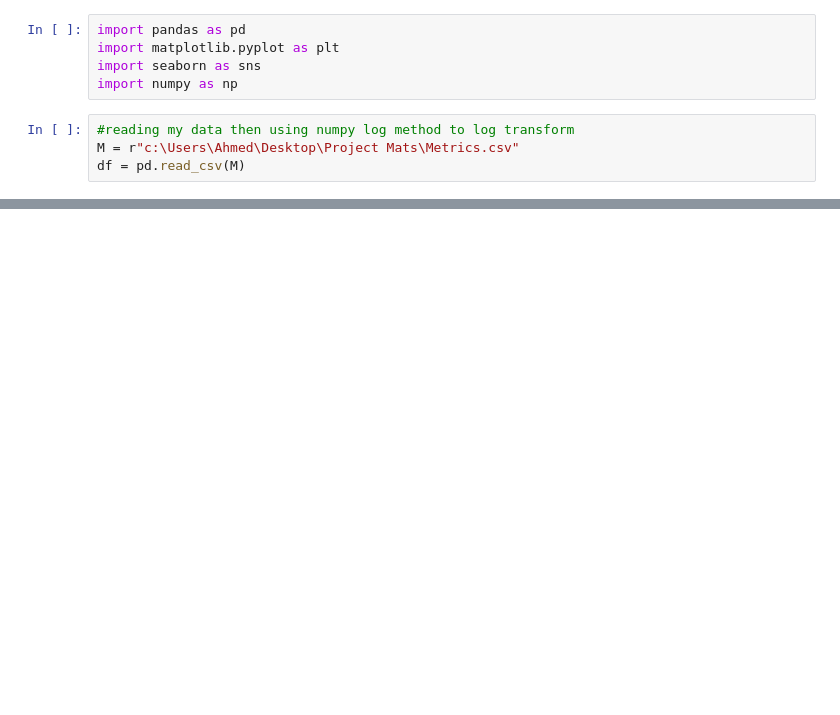
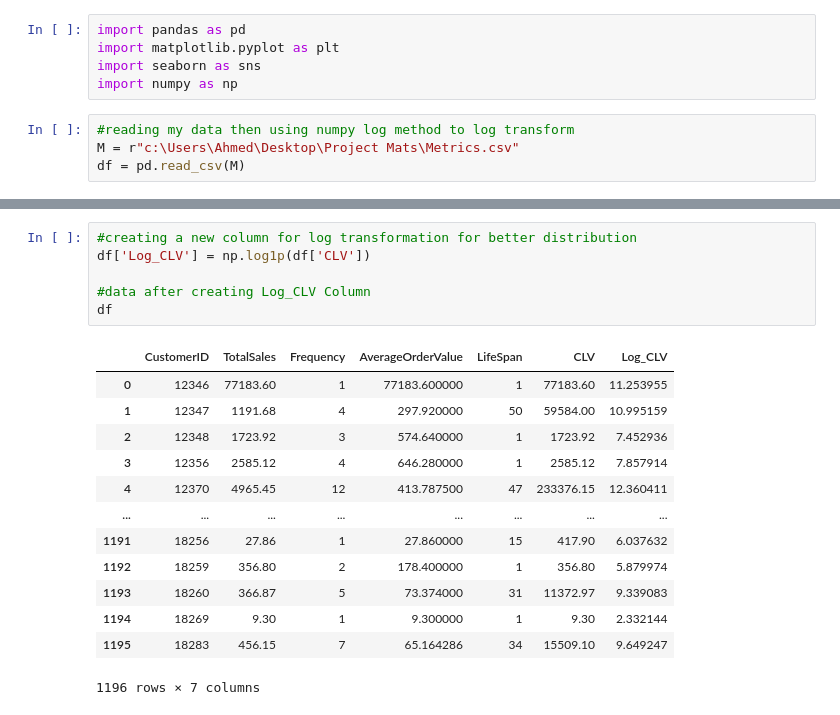
Before and after one commit to Ahmed-Reda-20/Customer-CLV-Prediction-and-Segmentation, a Jupyter notebook: scripts/CLV Explo-Predictio-Clustering.ipynb, the cells around one changed output, grey strips where cells are left out. Drawn from its saved outputs; the diff is of its cells as text; blank space fills up the shorter version.

```diff
--- a/scripts/CLV Explo-Predictio-Clustering.ipynb
+++ b/scripts/CLV Explo-Predictio-Clustering.ipynb
@@ -21 +35,21 @@ plt.show()
+# %%
+#creating a new column for log transformation for better distribution
+df['Log_CLV'] = np.log1p(df['CLV'])
+
+#data after creating Log_CLV Column
+df
+# %% [output]
+|  | CustomerID | TotalSales | Frequency | AverageOrderValue | LifeSpan | CLV | Log_CLV |
+| 0 | 12346 | 77183.60 | 1 | 77183.600000 | 1 | 77183.60 | 11.253955 |
+| 1 | 12347 | 1191.68 | 4 | 297.920000 | 50 | 59584.00 | 10.995159 |
+| 2 | 12348 | 1723.92 | 3 | 574.640000 | 1 | 1723.92 | 7.452936 |
+| 3 | 12356 | 2585.12 | 4 | 646.280000 | 1 | 2585.12 | 7.857914 |
+| 4 | 12370 | 4965.45 | 12 | 413.787500 | 47 | 233376.15 | 12.360411 |
+| ... | ... | ... | ... | ... | ... | ... | ... |
+| 1191 | 18256 | 27.86 | 1 | 27.860000 | 15 | 417.90 | 6.037632 |
+| 1192 | 18259 | 356.80 | 2 | 178.400000 | 1 | 356.80 | 5.879974 |
+| 1193 | 18260 | 366.87 | 5 | 73.374000 | 31 | 11372.97 | 9.339083 |
+| 1194 | 18269 | 9.30 | 1 | 9.300000 | 1 | 9.30 | 2.332144 |
+| 1195 | 18283 | 456.15 | 7 | 65.164286 | 34 | 15509.10 | 9.649247 |
+1196 rows × 7 columns
 # %%
```
Also changed, not shown: parts of 5 cells of this notebook.
